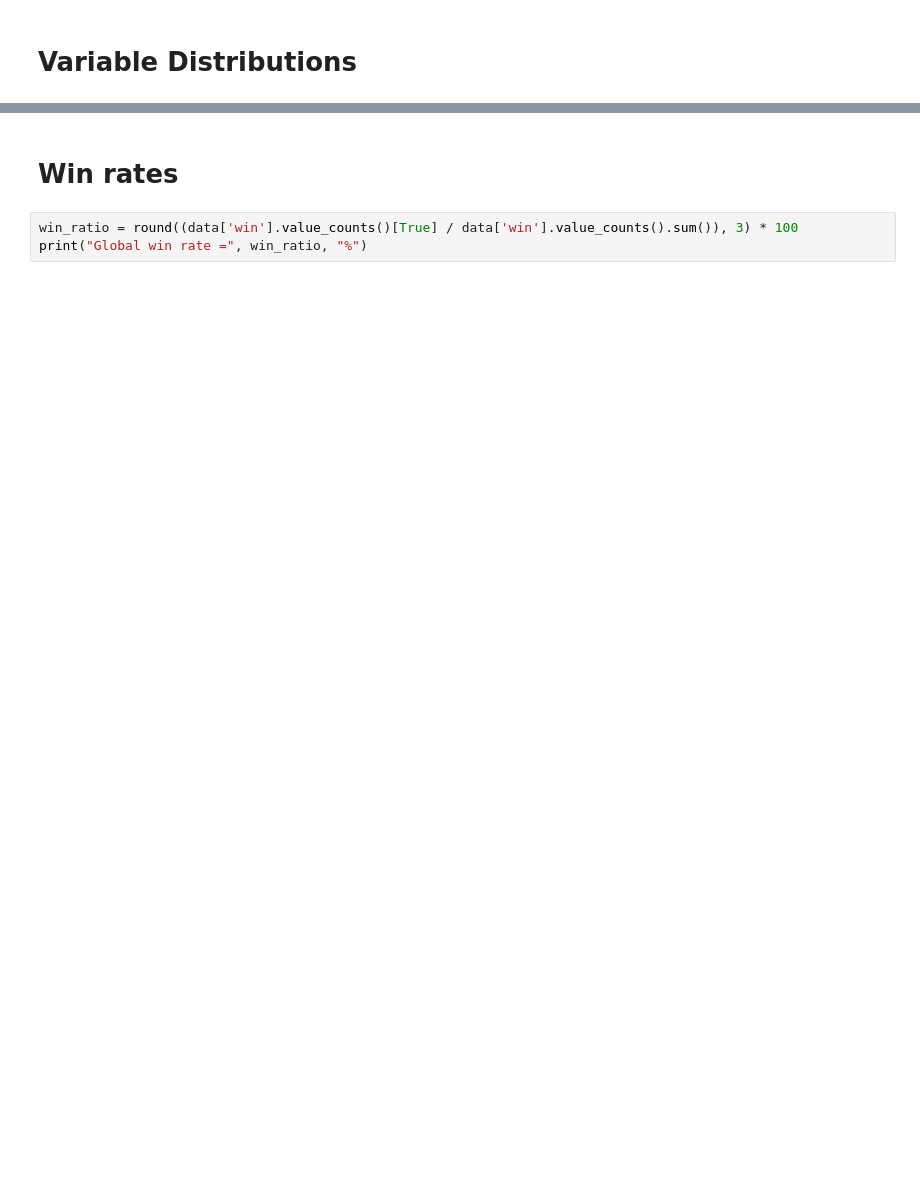
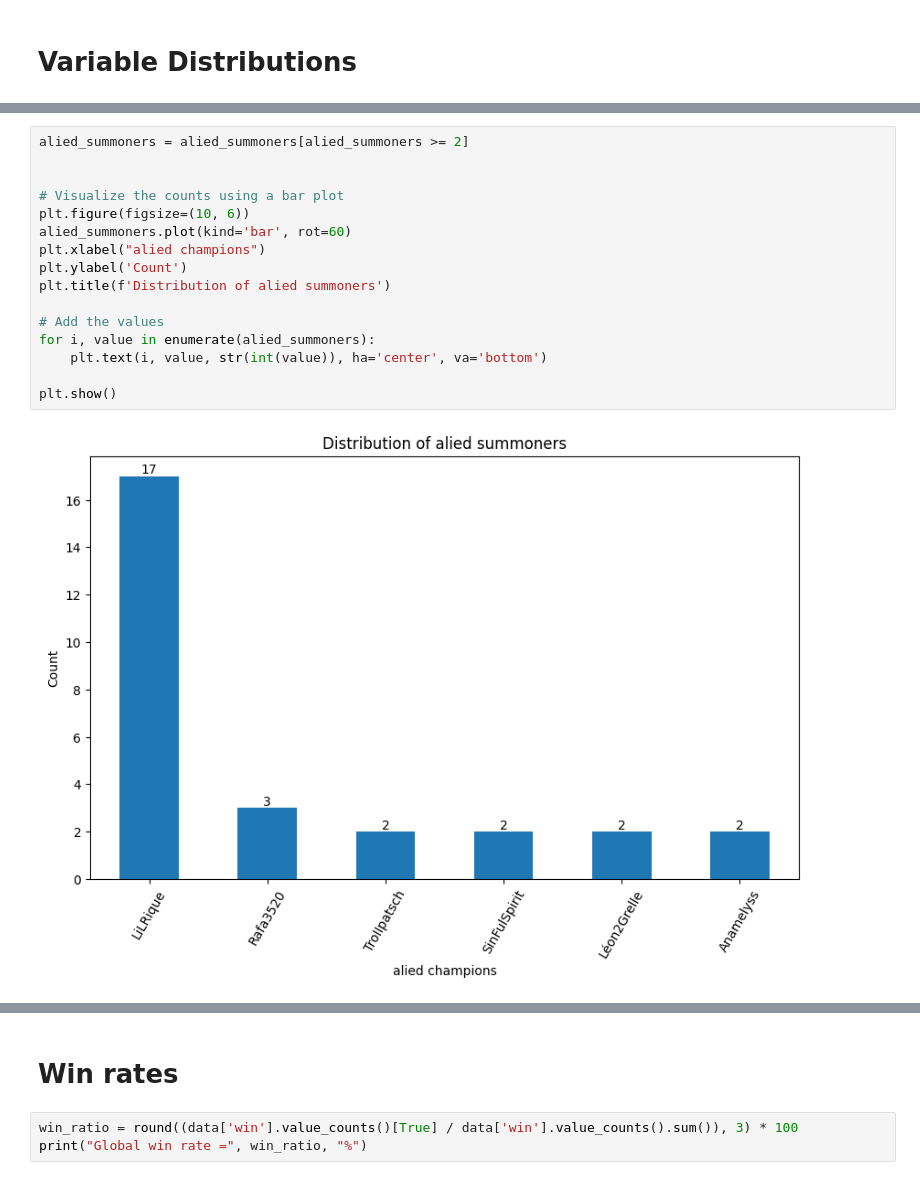
Before and after one commit to rique-git/data-science, a Jupyter notebook: riotProject/data_analysis.ipynb, the cells around one changed output, grey strips where cells are left out. Drawn from its saved outputs; the diff is of its cells as text; blank space fills up the shorter version.

```diff
--- a/riotProject/data_analysis.ipynb
+++ b/riotProject/data_analysis.ipynb
@@ -106,0 +130,18 @@ plt.show()
+# %%
+alied_summoners = alied_summoners[alied_summoners >= 2]
+
+
+# Visualize the counts using a bar plot
+plt.figure(figsize=(10, 6))
+alied_summoners.plot(kind='bar', rot=60)
+plt.xlabel("alied champions")
+plt.ylabel('Count')
+plt.title(f'Distribution of alied summoners')
+
+# Add the values
+for i, value in enumerate(alied_summoners):
+    plt.text(i, value, str(int(value)), ha='center', va='bottom')
+
+plt.show()
+# %% [output]
+[figure, added]
```
Also changed, not shown: parts of 15 cells of this notebook.
